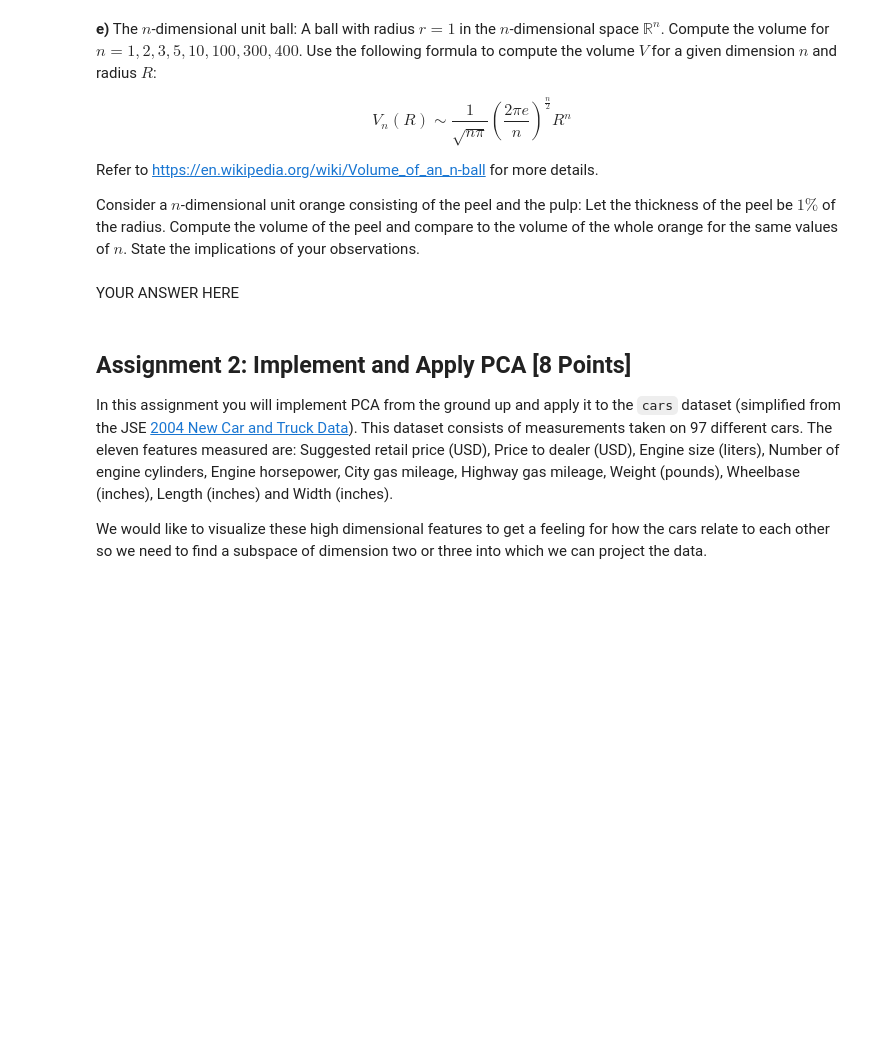
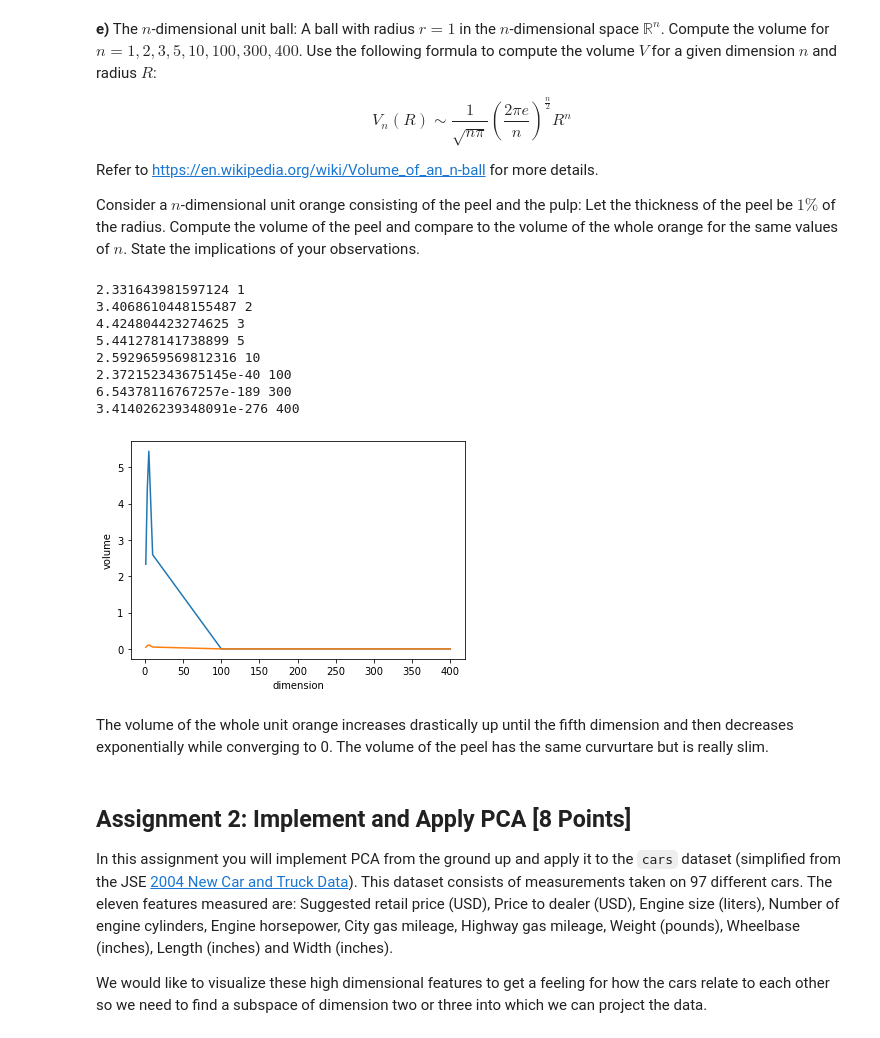
Before and after one commit to mhueppe/machine_learning, a Jupyter notebook: Sheet 05/sheet05.ipynb, the cells around one changed output. Saved outputs shown, nothing was run; the diff lists cells and outputs as text; code cells hidden in the pictures; blank space fills up the shorter version.

```diff
--- a/Sheet 05/sheet05.ipynb
+++ b/Sheet 05/sheet05.ipynb
@@ -53,9 +90,31 @@ Refer to https://en.wikipedia.org/wiki/Volume_of_an_n-ball for more details.
 
 Consider a $n$-dimensional unit orange consisting of the peel and the pulp: Let the thickness of the peel be $1\%$ of the radius. Compute the volume of the peel and compare to the volume of the whole orange for the same values of $n$. State the implications of your observations.
 # %%
-# YOUR CODE HERE
+dimensions = [1,2,3,5,10,100,300,400]
+
+calc_volume = lambda n,r: (1/np.sqrt(n*np.pi))*((2*np.pi*np.exp(1))/n)**(n/2)*r**2
+
+r = 1
+
+volumes = [calc_volume(n,r) for n in dimensions]
+volumes_peel = [whole-calc_volume(n,r*0.99) for n, whole in zip(dimensions,volumes)]
+for i,n in zip(volumes,dimensions): print(i,n)
+plt.plot(dimensions,volumes, dimensions, volumes_peel)
+plt.ylabel('volume')
+plt.xlabel('dimension')
+plt.show()
+# %% [output]
+2.331643981597124 1
+3.4068610448155487 2
+4.424804423274625 3
+5.441278141738899 5
+2.5929659569812316 10
+2.372152343675145e-40 100
+6.54378116767257e-189 300
+3.414026239348091e-276 400
+[figure, added]
 # %% [markdown]
-YOUR ANSWER HERE
+The volume of the whole unit orange increases drastically up until the fifth dimension and then decreases exponentially while converging to 0. The volume of the peel has the same curvurtare but is really slim.
 # %% [markdown]
 ## Assignment 2: Implement and Apply PCA [8 Points]
 
```
Also changed, not shown: parts of 8 cells of this notebook.
